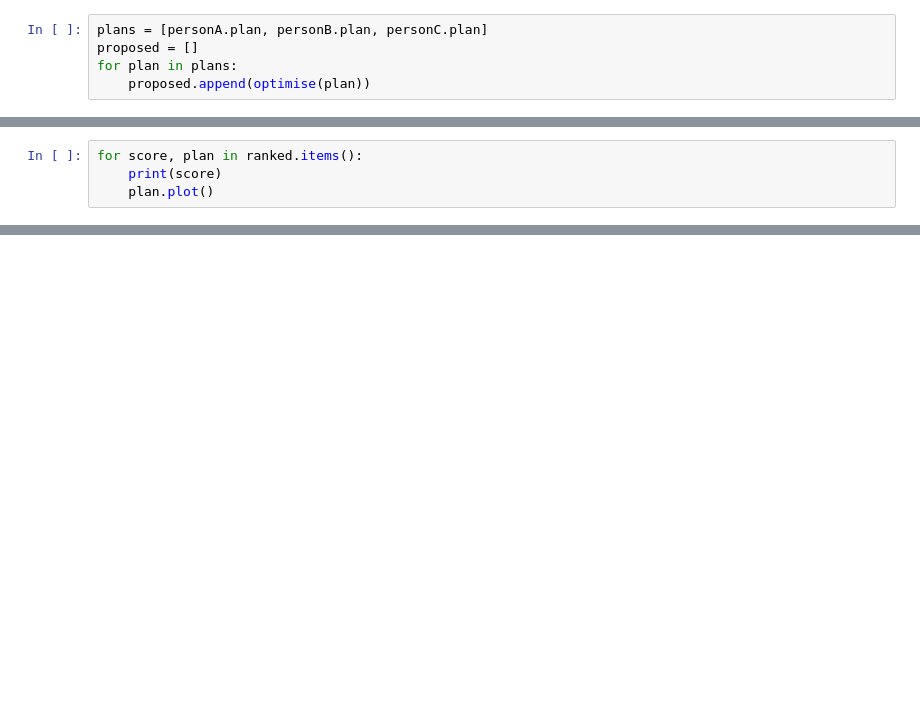
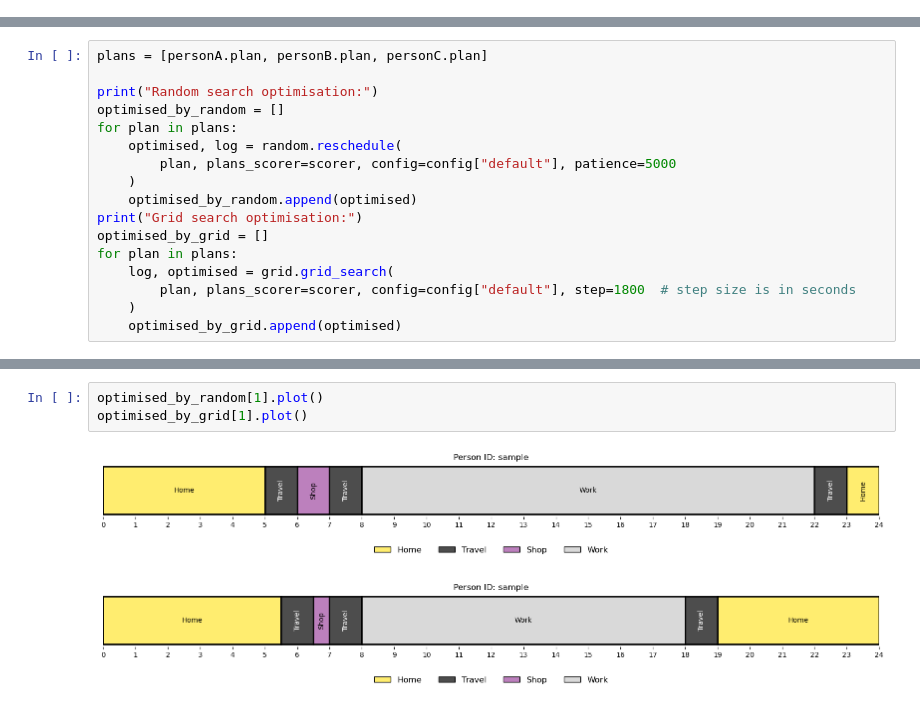
Before and after one commit to arup-group/pam, a Jupyter notebook: examples/11_Advanced_Plan_Rescheduling.ipynb, the cells around one changed output, grey strips where cells are left out. Saved outputs shown, nothing was run; the diff lists cells and outputs as text; blank space fills up the shorter version.

```diff
--- a/examples/11_Advanced_Plan_Rescheduling.ipynb
+++ b/examples/11_Advanced_Plan_Rescheduling.ipynb
@@ -240,5 +115,0 @@ def optimise(plan):
-# %%
-plans = [personA.plan, personB.plan, personC.plan]
-proposed = []
-for plan in plans:
-    proposed.append(optimise(plan))
@@ -296,4 +115,0 @@ ranked = dict(sorted(ranked.items()))
-# %%
-for score, plan in ranked.items():
-    print(score)
-    plan.plot()
@@ -306,0 +122,17 @@ for score, plan in ranked.items():
+# %%
+plans = [personA.plan, personB.plan, personC.plan]
+
+print("Random search optimisation:")
+optimised_by_random = []
+for plan in plans:
+    optimised, log = random.reschedule(
+        plan, plans_scorer=scorer, config=config["default"], patience=5000
+    )
+    optimised_by_random.append(optimised)
+print("Grid search optimisation:")
+optimised_by_grid = []
+for plan in plans:
+    log, optimised = grid.grid_search(
+        plan, plans_scorer=scorer, config=config["default"], step=1800  # step size is in seconds
+    )
+    optimised_by_grid.append(optimised)
@@ -306,0 +152,6 @@ for score, plan in ranked.items():
+# %%
+optimised_by_random[1].plot()
+optimised_by_grid[1].plot()
+# %% [output]
+[figure, added]
+[figure, added]
```
Also changed, not shown: parts of 29 cells of this notebook, 13 other files.
